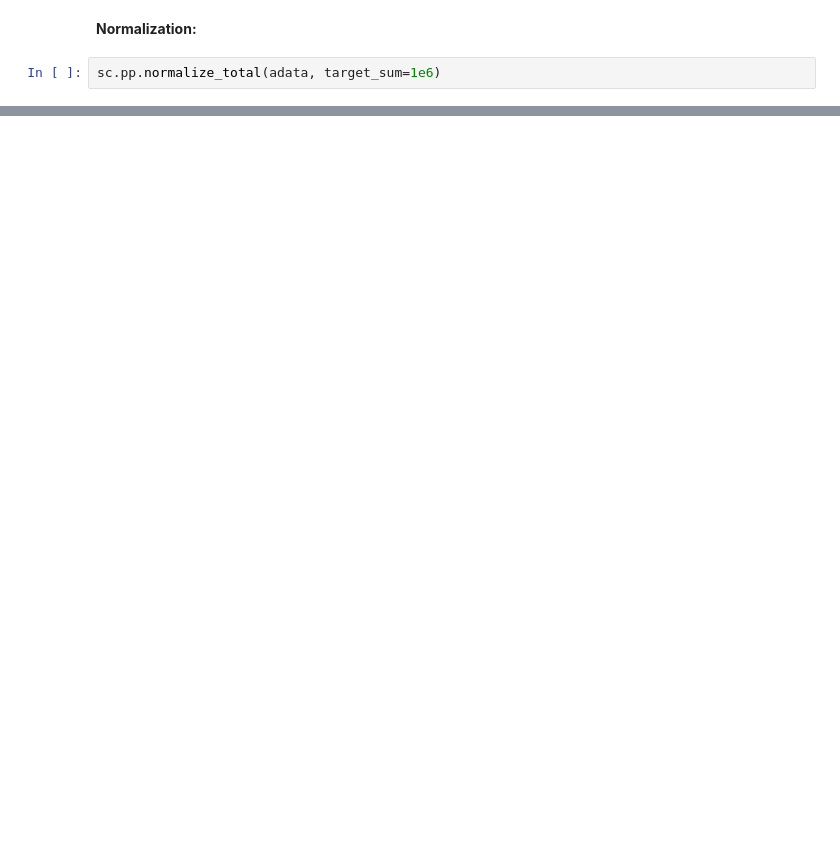
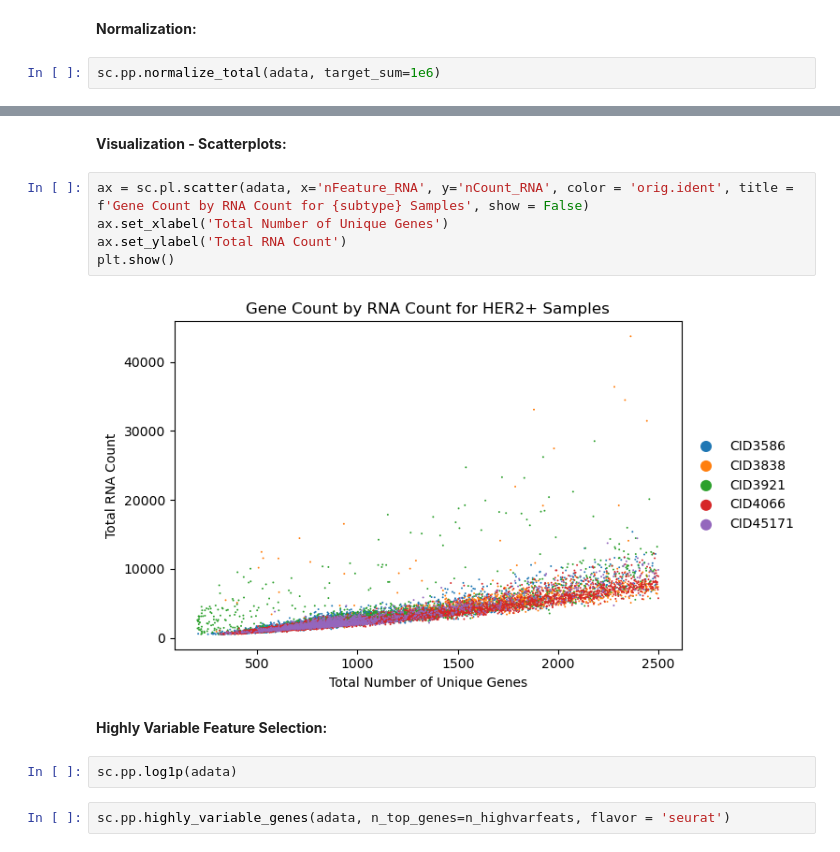
Before and after one commit to JoshuaGalla/BCMarkerDiscovery, a Jupyter notebook: analysis/project_analysis.ipynb, the cells around one changed output, grey strips where cells are left out. Saved outputs shown, nothing was run; the diff lists cells and outputs as text; blank space fills up the shorter version.

```diff
--- a/analysis/project_analysis.ipynb
+++ b/analysis/project_analysis.ipynb
@@ -124,0 +139,15 @@ plt.show()
+# %% [markdown]
+__Visualization - Scatterplots:__
+# %%
+ax = sc.pl.scatter(adata, x='nFeature_RNA', y='nCount_RNA', color = 'orig.ident', title = f'Gene Count by RNA Count for {subtype} Samples', show = False)
+ax.set_xlabel('Total Number of Unique Genes')
+ax.set_ylabel('Total RNA Count')
+plt.show()
+# %% [output]
+[figure, added]
+# %% [markdown]
+__Highly Variable Feature Selection:__
+# %%
+sc.pp.log1p(adata)
+# %%
+sc.pp.highly_variable_genes(adata, n_top_genes=n_highvarfeats, flavor = 'seurat')
```
Also changed, not shown: parts of 21 cells of this notebook.
